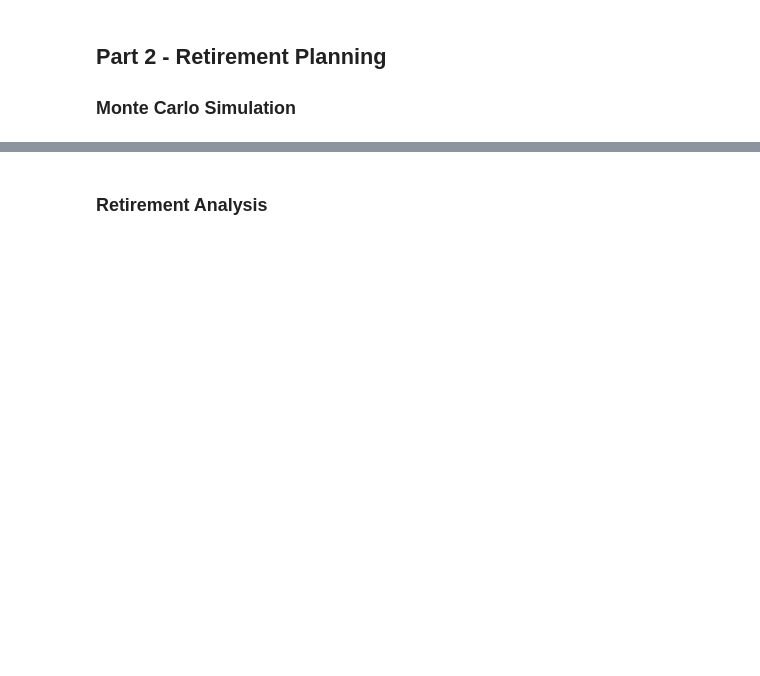
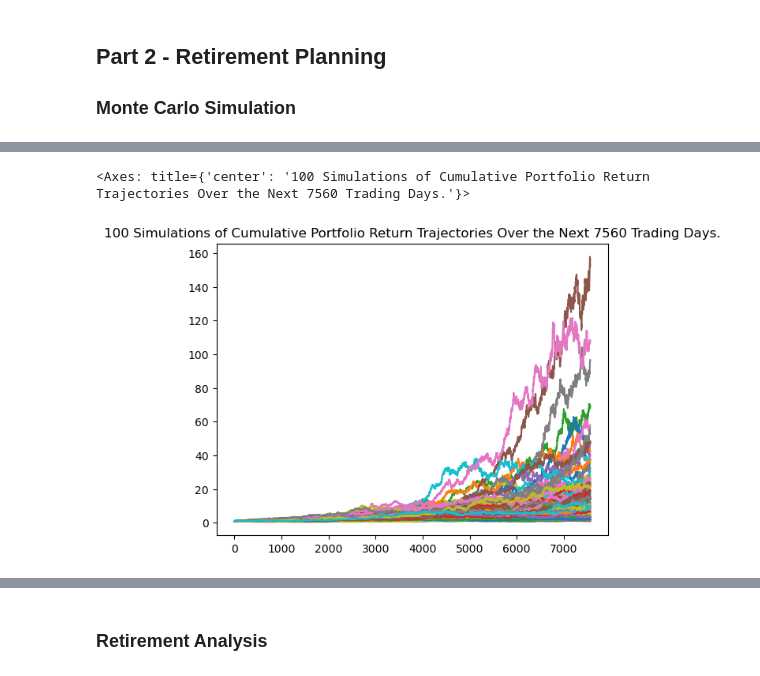
Before and after one commit to marc-martinez1/financial_planner_demo, a Jupyter notebook: financial-planner.ipynb, the cells around one changed output, grey strips where cells are left out. Drawn from its saved outputs; the diff is of its cells as text; code cells hidden in the pictures; blank space fills up the shorter version.

```diff
--- a/financial-planner.ipynb
+++ b/financial-planner.ipynb
@@ -168,19 +165,24 @@ Your emergency fund goal has been met!
 # %%
 # Set start and end dates of five years back from today.
 # Sample results may vary from the solution based on the time frame chosen
-start_date = pd.Timestamp('2016-05-01', tz='America/New_York').isoformat()
-end_date = pd.Timestamp('2021-05-01', tz='America/New_York').isoformat()
+start_date = pd.Timestamp('2018-07-24', tz='America/New_York').isoformat()
+end_date = pd.Timestamp('2023-07-24', tz='America/New_York').isoformat()
 # %%
 # Get 5 years' worth of historical data for SPY and AGG
-# YOUR CODE HERE!
+df_historical_data = alpaca.get_bars(
+    tickers,
+    timeframe,
+    start = start_date,
+    end = end_date
+).df
 
 # Reorganize the DataFrame
 # Separate ticker data
-# YOUR CODE HERE!
-
+AGG = df_historical_data[df_historical_data['symbol']=='AGG'].drop('symbol', axis=1)
+SPY = df_historical_data[df_historical_data['symbol']=='SPY'].drop('symbol', axis=1)
 
 # Concatenate the ticker DataFrames
-# YOUR CODE HERE!
+df_historical_data = pd.concat([AGG, SPY],axis=1, keys=['AGG','SPY'])
 
 # Display sample data
-df_stock_data.head()
+df_historical_data.head()
@@ -186,0 +198,10 @@ df_stock_data.head()
+# %%
+# Configuring a Monte Carlo simulation to forecast 30 years cumulative returns
+weights = [0.2,.8]
+num_yrs = 30
+portfolio_forecast = MCSimulation(
+    portfolio_data = df_historical_data,
+    weights= weights,
+    num_simulation=100,
+    num_trading_days = 252*num_yrs
+)
@@ -196,5 +247,8 @@ df_stock_data.head()
 # %%
 # Plot simulation outcomes
-# YOUR CODE HERE!
+portfolio_forecast.plot_simulation()
+# %% [output]
+<Axes: title={'center': '100 Simulations of Cumulative Portfolio Return Trajectories Over the Next 7560 Trading Days.'}>
+[figure, added]
 # %%
 # Plot probability distribution and confidence intervals
```
Also changed, not shown: parts of 14 cells of this notebook.
